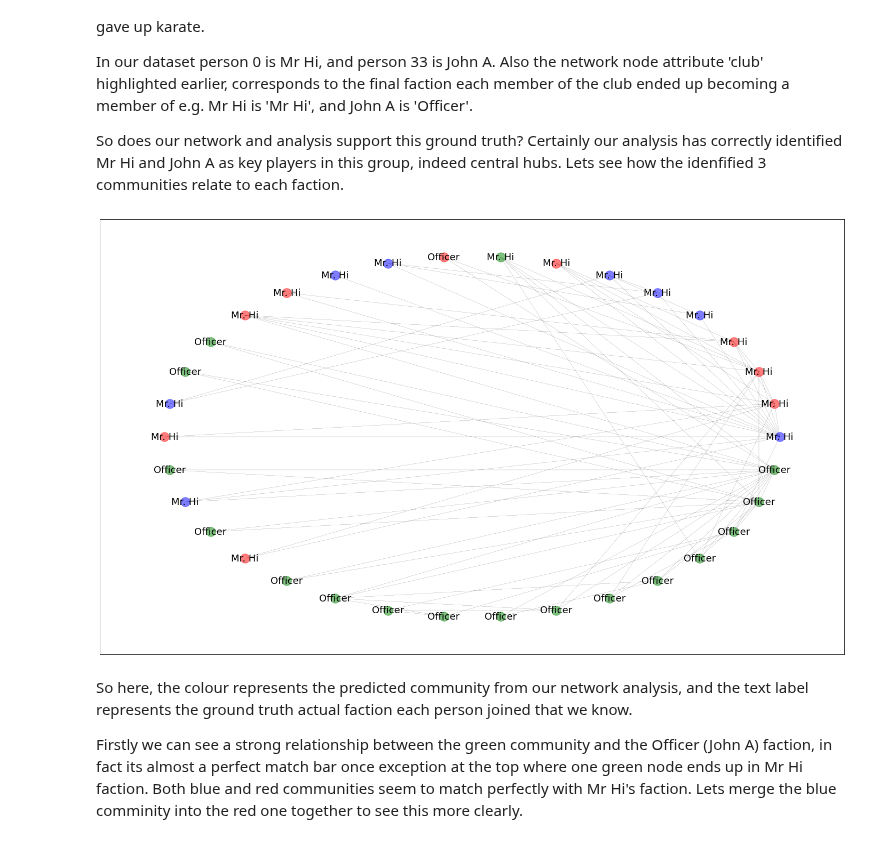
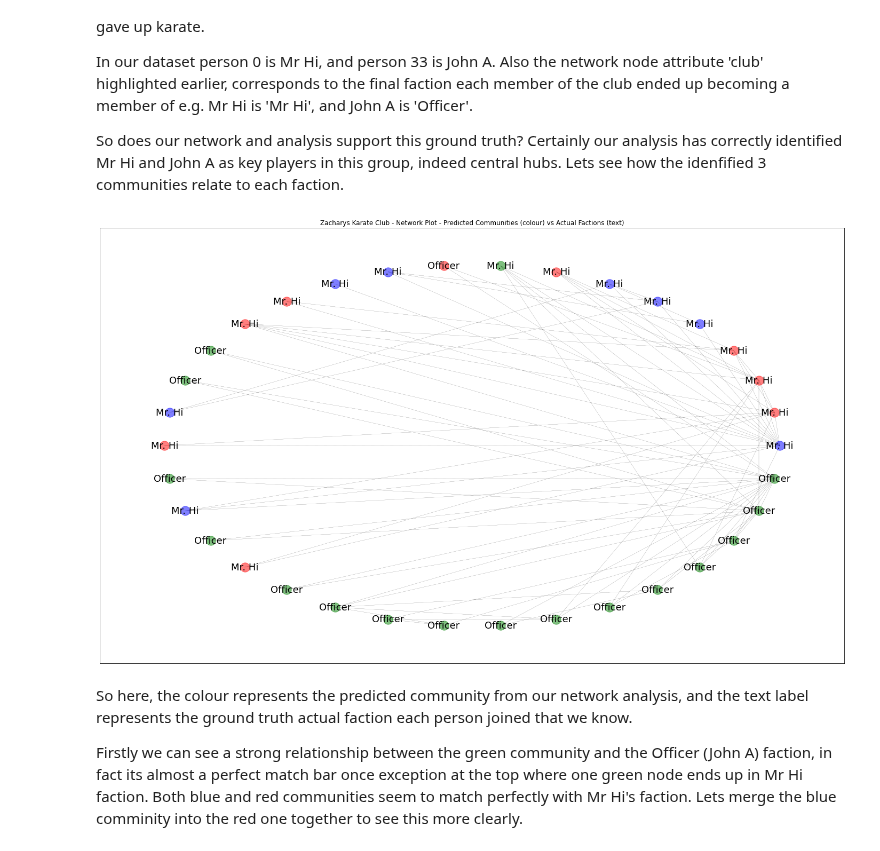
Before and after one commit to pranath/blog, a Jupyter notebook: _notebooks/2021-10-31-network-analysis-karate.ipynb, the cells around one changed output. Cells and saved outputs as stored; diff of their text form; code cells hidden in the pictures.

```diff
--- a/_notebooks/2021-10-31-network-analysis-karate.ipynb
+++ b/_notebooks/2021-10-31-network-analysis-karate.ipynb
@@ -424,29 +430,31 @@ In our dataset person 0 is Mr Hi, and person 33 is John A. Also the network node
 So does our network and analysis support this ground truth? Certainly our analysis has correctly identified Mr Hi and John A as key players in this group, indeed central hubs. Lets see how the idenfified 3 communities relate to each faction.
 # %%
 plt.figure(figsize=(25,15))
+ax = plt.gca()
+ax.set_title('Zacharys Karate Club - Network Plot - Predicted Communities (colour) vs Actual Factions (text)')
 
 # Define communities
 community_0 = sorted(communities[0])
 community_1 = sorted(communities[1])
 community_2 = sorted(communities[2])
 
 #Let's display the labels of which club each member ended up joining
 club_labels = nx.get_node_attributes(G,'club')
 
 # draw each set of nodes in a seperate colour
 nx.draw_networkx_nodes(G,circ_pos, nodelist=community_0, node_color='g', alpha=0.5)
 nx.draw_networkx_nodes(G,circ_pos, nodelist=community_1, node_color='r', alpha=0.5)
 nx.draw_networkx_nodes(G,circ_pos, nodelist=community_2, node_color='b', alpha=0.5)
 
 # now we can add edges to the drawing
 nx.draw_networkx_edges(G,circ_pos, style='dashed',width = 0.2)
 
 # finally we can add labels to each node corresponding to the final club each member joined
 nx.draw_networkx_labels(G,circ_pos,club_labels,font_size=18)
 
 plt.show()
 # %% [output]
-[figure, old version]
+[figure, new version]
 # %% [markdown]
 So here, the colour represents the predicted community from our network analysis, and the text label represents the ground truth actual faction each person joined that we know.
 
```
Also changed, not shown: parts of 5 cells of this notebook.
